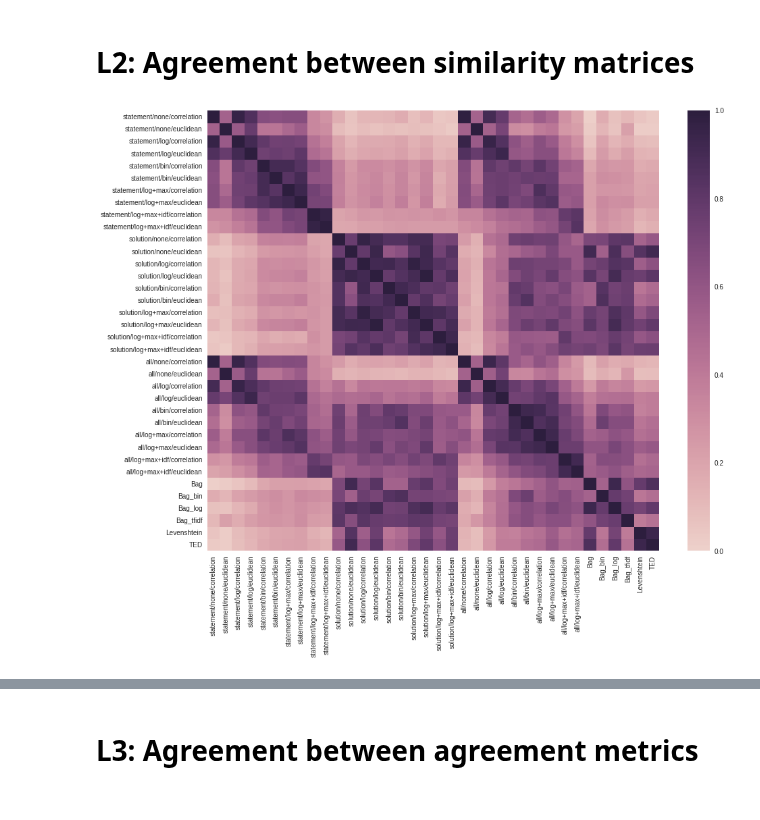
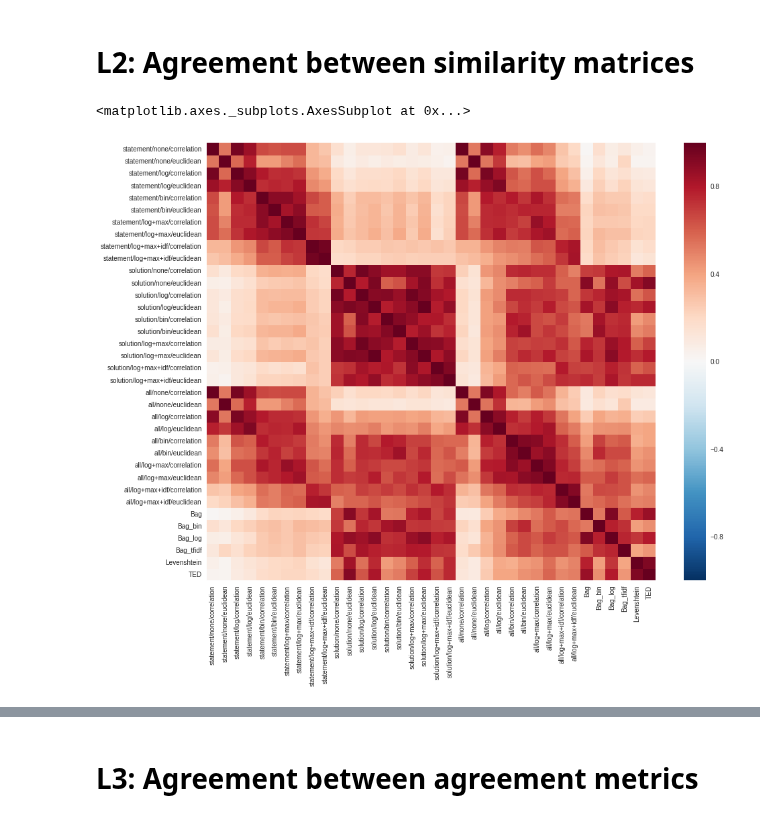
Before and after one commit to adaptive-learning/flocs-analyses, a Jupyter notebook: item_similarity/2018_01_08_with_Matej.ipynb, the cells around one changed output, grey strips where cells are left out. Drawn from its saved outputs; the diff is of its cells as text; code cells hidden in the pictures.

```diff
--- a/item_similarity/2018_01_08_with_Matej.ipynb
+++ b/item_similarity/2018_01_08_with_Matej.ipynb
@@ -335,36 +335,47 @@ def top_k_agreement(a, b, k=5):
 
 
 pearson = partial(total_correlation, method='pearson')
 spearman = partial(total_correlation, method='spearman')
 top5 = partial(top_k_agreement, k=5)
 top10 = partial(top_k_agreement, k=15)
 
 
 def compute_agreements(agreement_fn, matrices=similarity_matrices):
     labels, matrices_list = matrices.keys(), matrices.values()
     agreements_list = [
         [agreement_fn(a, b) for b in matrices_list]
         for a in matrices_list]
     agreements = pd.DataFrame(
         agreements_list, columns=labels, index=labels)
     return agreements
 
 
 def compute_agreement_matrix(agreement_fn, matrices=similarity_matrices):
     df = compute_agreements(agreement_fn, matrices)
     return df.values
 
 
 def show_agreement_matrix(agreement_fn, matrices=similarity_matrices):
     agreements = compute_agreements(agreement_fn, matrices)
     plt.figure(figsize=(15, 12))
-    cmap = sns.cubehelix_palette(as_cmap=True)
-    sns.heatmap(agreements, annot=False, cmap=cmap, vmin=0)
+    annot = len(matrices) <= 8
+    # hack to set correct colorbar
+    vmin, vmax = -1, 1
+    cmap='RdBu_r'
+    if agreement_fn == top5:
+        vmin, vmax = 0, 5
+        cmap = 'Reds'
+    if agreement_fn == top10:
+        vmin, vmax = 0, 10
+        cmap = 'Reds'
+    return sns.heatmap(agreements, cmap=cmap, annot=annot, vmin=vmin, vmax=vmax)
+    #sns.heatmap(agreements, annot=False, cmap=cmap, vmin=0)
 
 
 show_agreement_matrix(pearson)
 # %% [output]
+<matplotlib.axes._subplots.AxesSubplot at 0x...>
-[figure, old version]
+[figure, new version]
 # %%
 show_agreement_matrix(top5)
 # %% [output]
```
Also changed, not shown: parts of 3 cells of this notebook, 1 other file.
